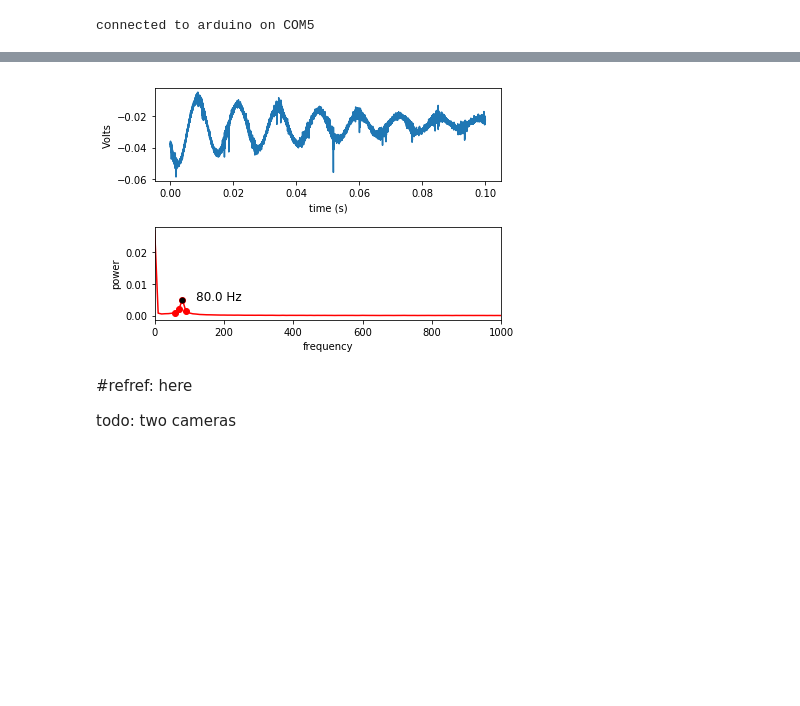
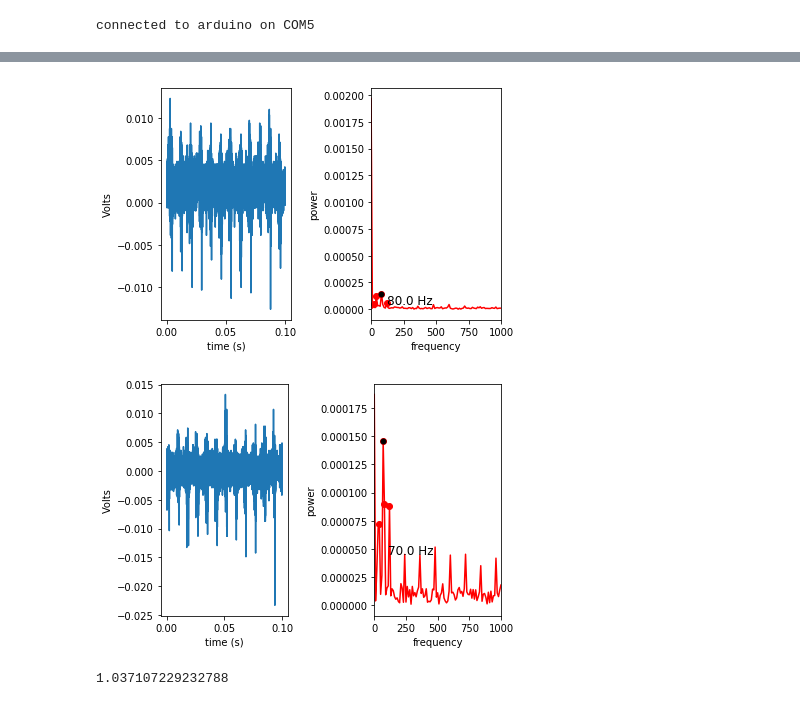
Before and after one commit to callinSwitzer/BeeLearningDataAcq, a Jupyter notebook: 003_SonicationBehaviorRecordReward.ipynb, the cells around one changed output, grey strips where cells are left out. Saved outputs shown, nothing was run; the diff lists cells and outputs as text; code cells hidden in the pictures; blank space fills up the shorter version.

```diff
--- a/003_SonicationBehaviorRecordReward.ipynb
+++ b/003_SonicationBehaviorRecordReward.ipynb
@@ -239,7 +337,7 @@ def FFT(data, fmin = 20, fmax= 450, log_rate = 200000.0):
 
 def plotFFT(data, frq, peakFrq, pwr, domPK, domPkPwr, Y, fmin =0, fmax = 1000, N_samples = 20000, log_rate = 200000.0, reward = 'F'):
      # create subplot 1
-    ax1 = plt.subplot(211)
+    ax1 = plt.subplot(121)
     ax1.plot(np.array(range(len(data)))/ float(log_rate), data)
     ax1.set_ylabel("Volts")
     ax1.set_xlabel("time (s)")
@@ -247,7 +345,7 @@ def plotFFT(data, frq, peakFrq, pwr, domPK, domPkPwr, Y, fmin =0, fmax = 1000, N
         ax1.set_facecolor('grey')
 
     # create subplot 2
-    ax2 = plt.subplot(212)
+    ax2 = plt.subplot(122)
     ax2.plot(frq,abs(Y),'r')
     ax2.plot(peakFrq, pwr, 'ro')
     ax2.set_xlim(fmin, fmax)
@@ -259,12 +357,15 @@ def plotFFT(data, frq, peakFrq, pwr, domPK, domPkPwr, Y, fmin =0, fmax = 1000, N
     plt.tight_layout()
     plt.show()
 # %%
-data = readAccel(accNum="Dev2/ai0")  # resonant frequency is ~80 Hz
-frq, peakFrq, pwr, domPK, domPkPwr, Y = FFT(data,fmin = 0 , fmax = 520)
-plotFFT(data, frq, peakFrq, pwr, domPK, domPkPwr, Y)
+def func1(accelNum = "Dev2/ai0"):
+    data = readAccel(accNum=accelNum)  # resonant frequency is ~80 Hz
+    frq, peakFrq, pwr, domPK, domPkPwr, Y = FFT(data,fmin = 0 , fmax = 520)
+    plotFFT(data, frq, peakFrq, pwr, domPK, domPkPwr, Y)
-# %% [output]
-[figure, removed]
-# %% [markdown]
-#refref: here
-
-todo: two cameras
+# %%
+stt = time.time()
+[func1(x) for x in [ "Dev2/ai0",  "Dev2/ai1"]]
+print(time.time() - stt)
+# %% [output]
+[figure, added]
+[figure, added]
+1.037107229232788
```
Also changed, not shown: parts of 15 cells of this notebook.
